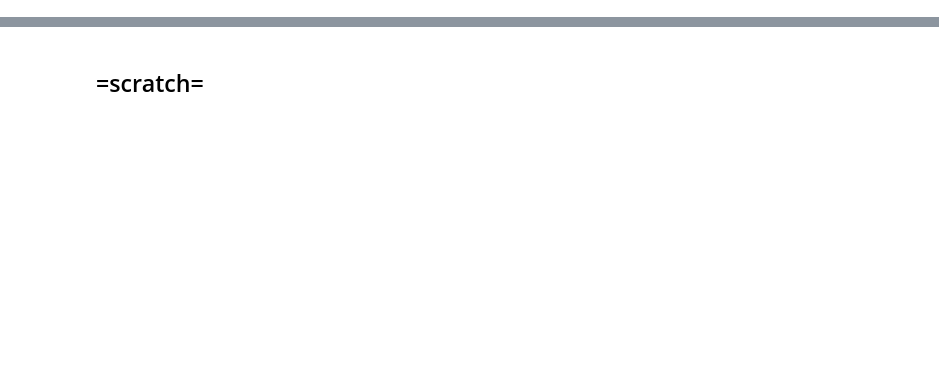
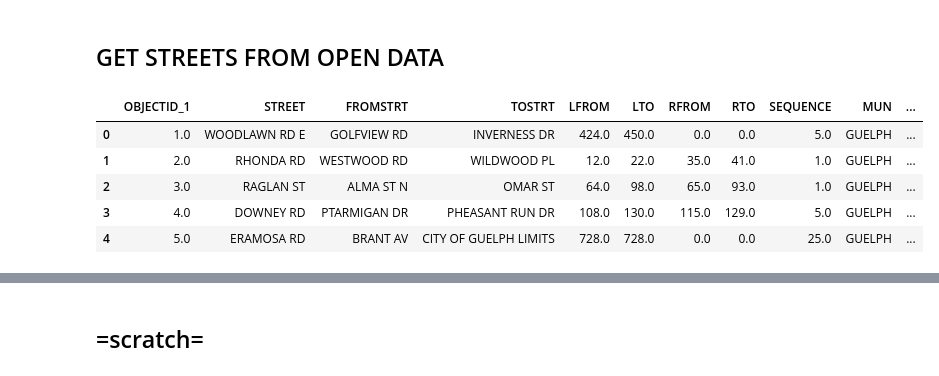
Before and after one commit to johnallanach/guelph-crime-map, a Jupyter notebook: notebooks/gps-crime.ipynb, the cells around one changed output, grey strips where cells are left out. Cells and saved outputs as stored; diff of their text form; code cells hidden in the pictures; blank space fills up the shorter version.

```diff
--- a/notebooks/gps-crime.ipynb
+++ b/notebooks/gps-crime.ipynb
@@ -49,0 +63,2 @@ df_gps.City.unique()
+# %% [markdown]
+## GET STREETS FROM OPEN DATA
@@ -49,0 +71,10 @@ df_gps.City.unique()
+# %%
+# Examine streets data
+streets_gdf.head()
+# %% [output]
+|  | OBJECTID_1 | STREET | FROMSTRT | TOSTRT | LFROM | LTO | RFROM | RTO | SEQUENCE | MUN | ... |
+| 0 | 1.0 | WOODLAWN RD E | GOLFVIEW RD | INVERNESS DR | 424.0 | 450.0 | 0.0 | 0.0 | 5.0 | GUELPH | ... |
+| 1 | 2.0 | RHONDA RD | WESTWOOD RD | WILDWOOD PL | 12.0 | 22.0 | 35.0 | 41.0 | 1.0 | GUELPH | ... |
+| 2 | 3.0 | RAGLAN ST | ALMA ST N | OMAR ST | 64.0 | 98.0 | 65.0 | 93.0 | 1.0 | GUELPH | ... |
+| 3 | 4.0 | DOWNEY RD | PTARMIGAN DR | PHEASANT RUN DR | 108.0 | 130.0 | 115.0 | 129.0 | 5.0 | GUELPH | ... |
+| 4 | 5.0 | ERAMOSA RD | BRANT AV | CITY OF GUELPH LIMITS | 728.0 | 728.0 | 0.0 | 0.0 | 25.0 | GUELPH | ... |
```
Also changed, not shown: parts of 18 cells of this notebook.
